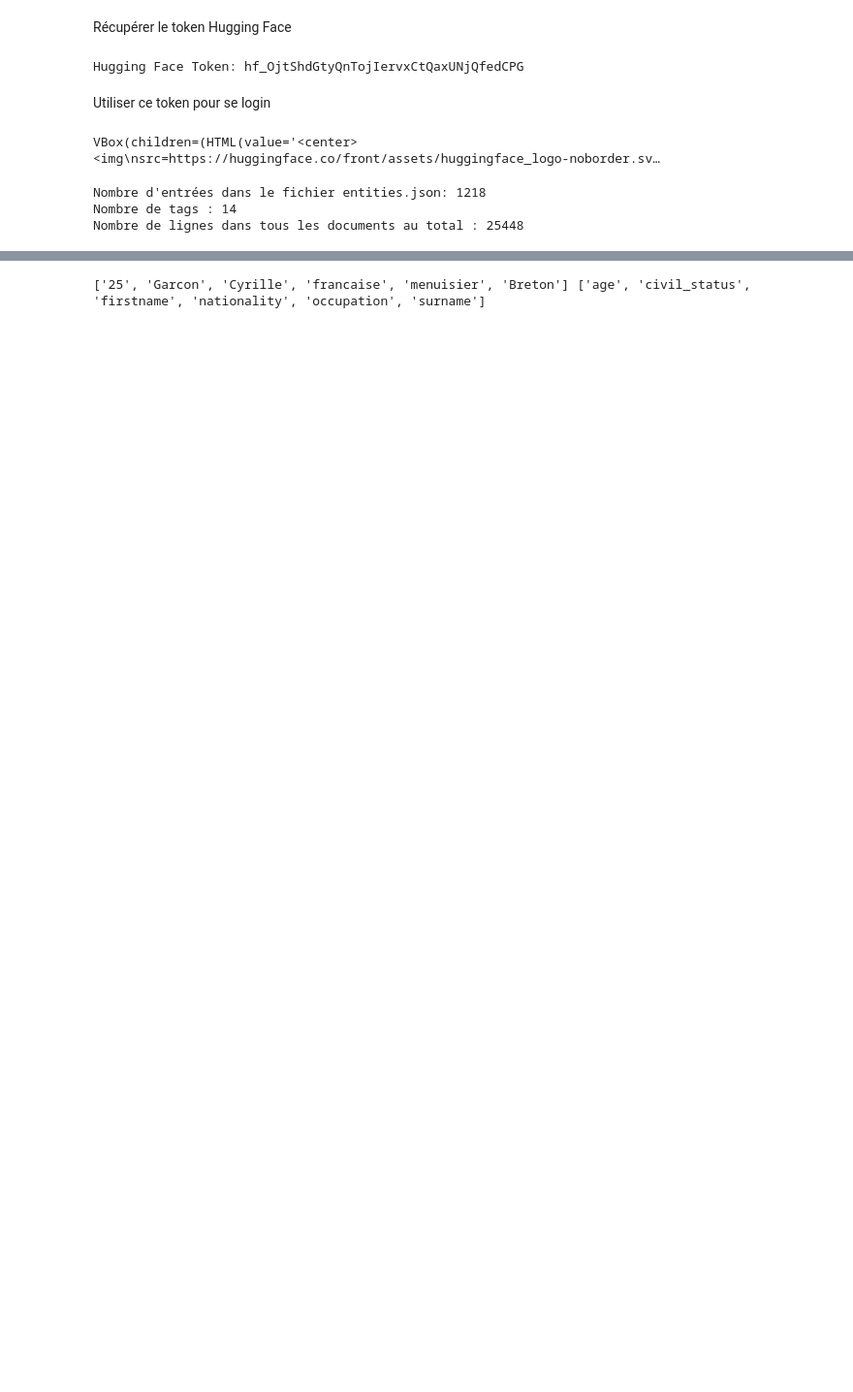
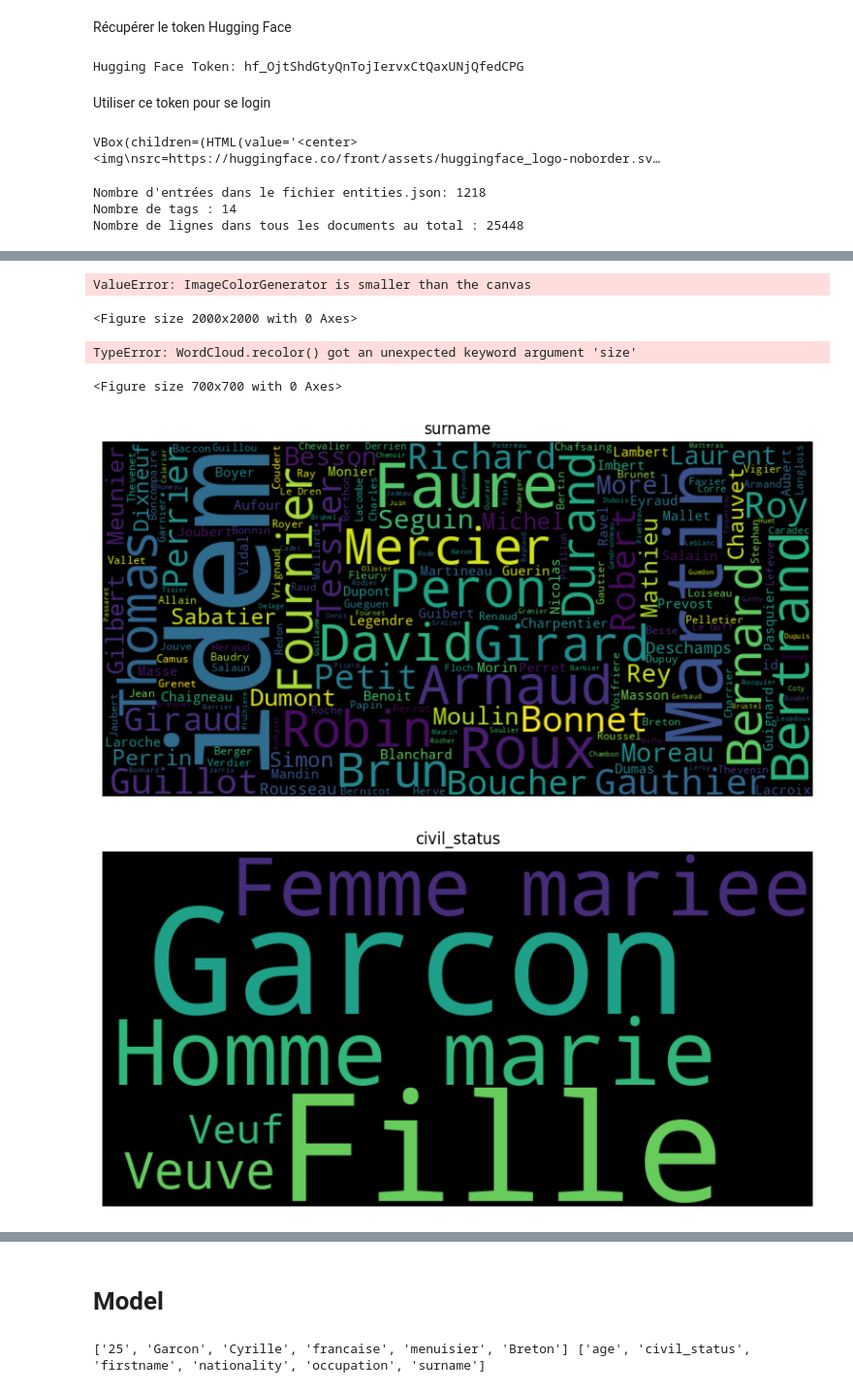
Before and after one commit to cdechaux/Projet_NLP_3A, a Jupyter notebook: projet.ipynb, the cells around one changed output, grey strips where cells are left out. Shown at 97% size. Saved outputs shown, nothing was run; the diff lists cells and outputs as text; code cells hidden in the pictures; blank space fills up the shorter version.

```diff
--- a/projet.ipynb
+++ b/projet.ipynb
@@ -146,0 +322,58 @@ df.rename(columns=noms_tags, inplace=True)
+# %%
+from PIL import Image
+
+# Charger l'image et la redimensionner
+mask_image = Image.open("france_rgb.jpg")  # Remplacez "votre_image.png" par le chemin de votre image
+mask_image = mask_image.resize((300, 300))  # Redimensionnez selon vos besoins
+
+# Convertir l'image en tableau numpy
+mask = np.array(mask_image)
+
+wordcloud_usa = WordCloud(stopwords=STOPWORDS, background_color="white", mode="RGBA", max_words=1000, mask=mask).generate_from_frequencies(Counter(df[cat].dropna().astype(str).tolist()))
+
+# Générer les couleurs de l'image
+image_colors = ImageColorGenerator(mask)
+
+# Génération du nuage de mots avec les couleurs de l'image
+plt.figure(figsize=[20, 20])
+plt.imshow(wordcloud_usa.recolor(color_func=image_colors), interpolation="bilinear")
+plt.axis("off")
+plt.show()
+# %% [output]
+ValueError: ImageColorGenerator is smaller than the canvas
+<Figure size 2000x2000 with 0 Axes>
+# %%
+
+
+cat = "surname"
+
+# Generate a word cloud image
+mask = np.array(Image.open("map_france_2.png"))
+wordcloud_usa = WordCloud(stopwords=STOPWORDS, background_color="white", mode="RGBA", max_words=1000, mask=mask).generate_from_frequencies(Counter(df[cat].dropna().astype(str).tolist()))
+
+# Création d'un nuage de mots coloré
+image_colors = ImageColorGenerator(mask)
+
+# Génération du nuage de mots avec les couleurs de l'image
+plt.figure(figsize=[7, 7])
+plt.imshow(wordcloud_usa.recolor(color_func=image_colors, size=(800,800)), interpolation="bilinear")
+plt.axis("off")
+plt.show()
+# %% [output]
+TypeError: WordCloud.recolor() got an unexpected keyword argument 'size'
+<Figure size 700x700 with 0 Axes>
+# %%
+# Display one wordcloud for each of the most frequent classes
+STOPWORDS = [x.strip() for x in open('stop_word_fr.txt').readlines()]
+
+# plot a word cloud for each category
+for cat in ['surname', 'civil_status',  'firstname','nationality']:
+    wordcloud = WordCloud(width=800, height=400, stopwords=STOPWORDS).generate_from_frequencies(Counter(df[cat].dropna().astype(str).tolist()))
+    plt.figure(figsize=(10, 5))
+    plt.imshow(wordcloud, interpolation='bilinear')
+    plt.title(cat)
+    plt.axis('off')
+    plt.show()
+# %% [output]
+[figure, added]
+[figure, added]
@@ -147,3 +382,5 @@ df.rename(columns=noms_tags, inplace=True)
+# %% [markdown]
+# Model
 # %%
 # Créer des tableaux vides pour stocker les textes et les tags
 texts = []
```
Also changed, not shown: parts of 27 cells of this notebook.
